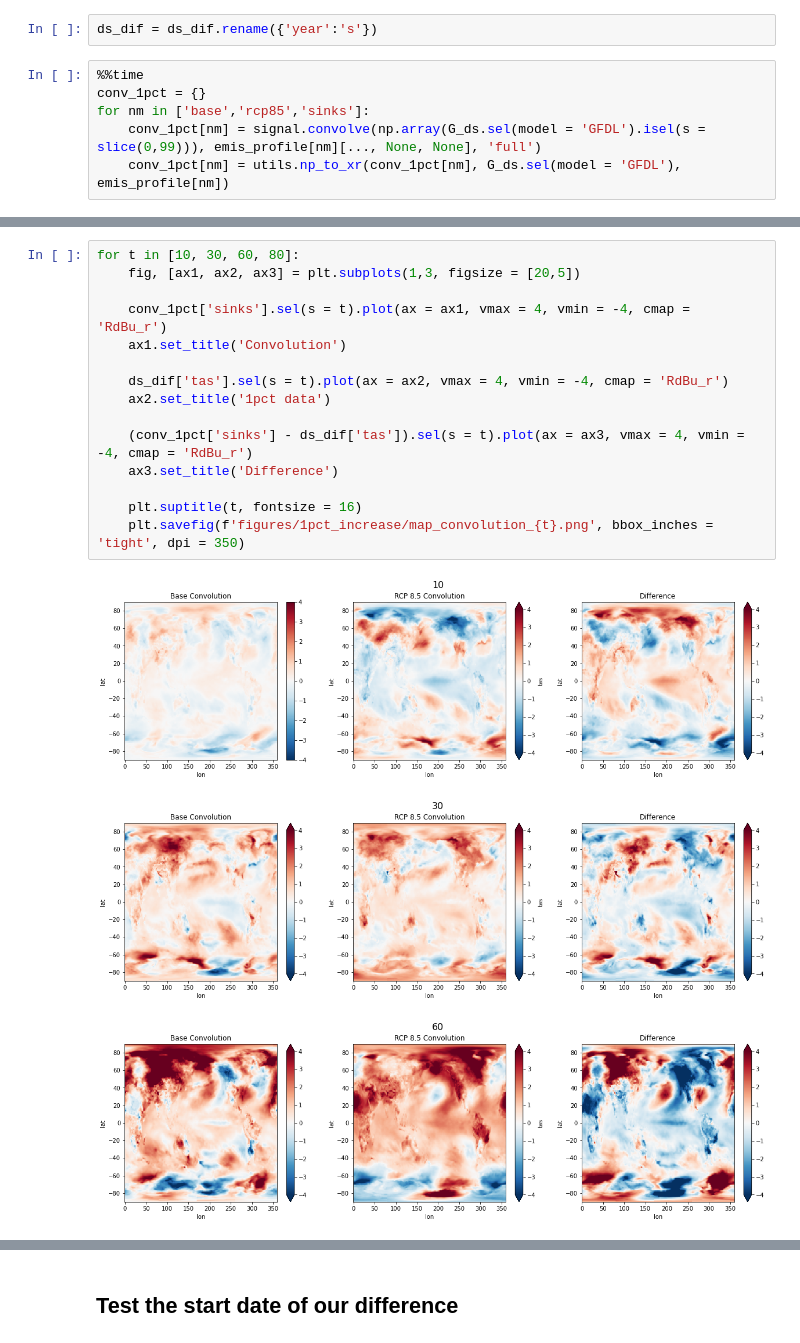
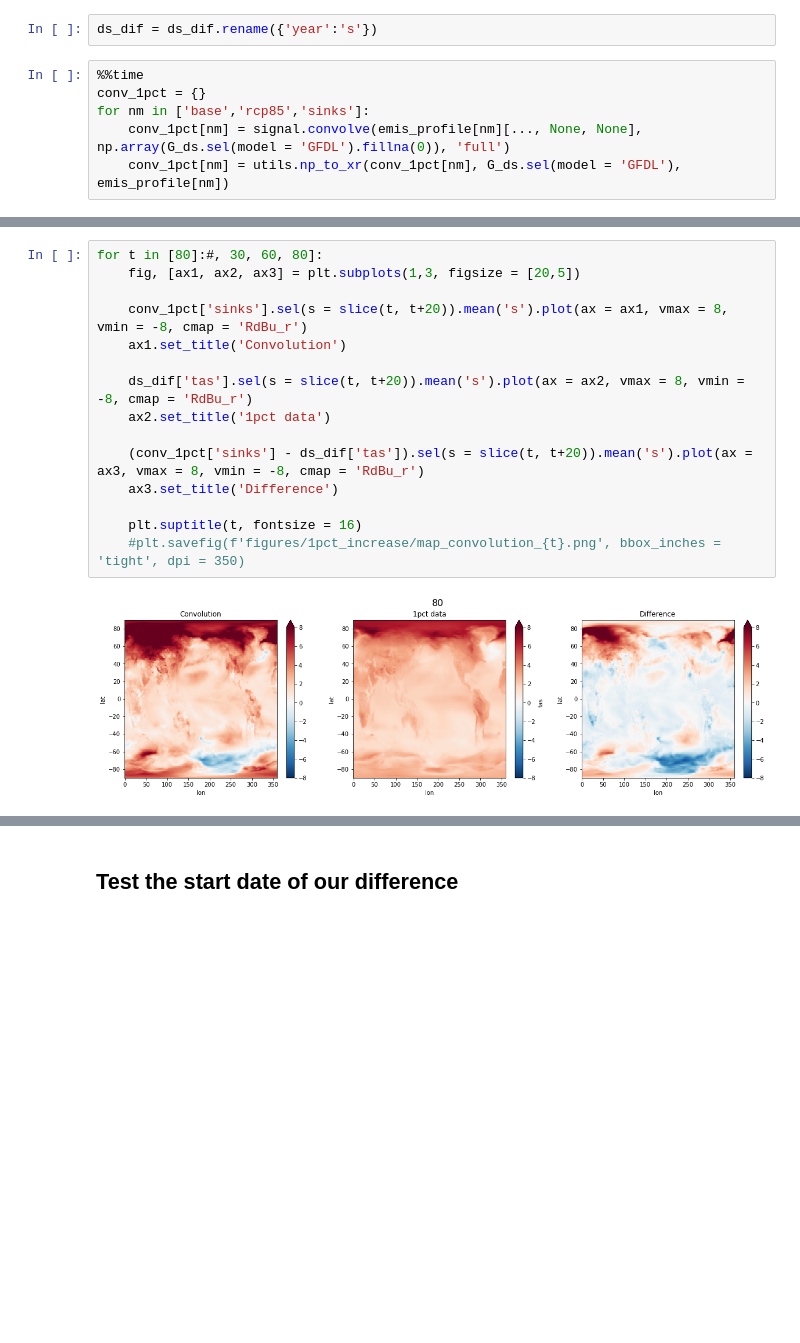
Before and after one commit to lfreese/CO2_greens, a Jupyter notebook: 1pct_increase.ipynb, the cells around one changed output, grey strips where cells are left out. Cells and saved outputs as stored; diff of their text form; blank space fills up the shorter version.

```diff
--- a/1pct_increase.ipynb
+++ b/1pct_increase.ipynb
@@ -137,6 +143,6 @@ ds_dif = ds_dif.rename({'year':'s'})
 %%time
 conv_1pct = {}
 for nm in ['base','rcp85','sinks']:
-    conv_1pct[nm] = signal.convolve(np.array(G_ds.sel(model = 'GFDL').isel(s = slice(0,99))), emis_profile[nm][..., None, None], 'full')
+    conv_1pct[nm] = signal.convolve(emis_profile[nm][..., None, None], np.array(G_ds.sel(model = 'GFDL').fillna(0)), 'full')
     conv_1pct[nm] = utils.np_to_xr(conv_1pct[nm], G_ds.sel(model = 'GFDL'), emis_profile[nm])
 # %% [output]
@@ -145,19 +151,17 @@ Wall time: 1.32 s
 # %%
-for t in [10, 30, 60, 80]:
+for t in [80]:#, 30, 60, 80]:
     fig, [ax1, ax2, ax3] = plt.subplots(1,3, figsize = [20,5])
 
-    conv_1pct['sinks'].sel(s = t).plot(ax = ax1, vmax = 4, vmin = -4, cmap = 'RdBu_r')
+    conv_1pct['sinks'].sel(s = slice(t, t+20)).mean('s').plot(ax = ax1, vmax = 8, vmin = -8, cmap = 'RdBu_r')
     ax1.set_title('Convolution')
 
-    ds_dif['tas'].sel(s = t).plot(ax = ax2, vmax = 4, vmin = -4, cmap = 'RdBu_r')
+    ds_dif['tas'].sel(s = slice(t, t+20)).mean('s').plot(ax = ax2, vmax = 8, vmin = -8, cmap = 'RdBu_r')
     ax2.set_title('1pct data')
 
-    (conv_1pct['sinks'] - ds_dif['tas']).sel(s = t).plot(ax = ax3, vmax = 4, vmin = -4, cmap = 'RdBu_r')
+    (conv_1pct['sinks'] - ds_dif['tas']).sel(s = slice(t, t+20)).mean('s').plot(ax = ax3, vmax = 8, vmin = -8, cmap = 'RdBu_r')
     ax3.set_title('Difference')
 
     plt.suptitle(t, fontsize = 16)
-    plt.savefig(f'figures/1pct_increase/map_convolution_{t}.png', bbox_inches = 'tight', dpi = 350)
+    #plt.savefig(f'figures/1pct_increase/map_convolution_{t}.png', bbox_inches = 'tight', dpi = 350)
 # %% [output]
-[figure, old version]
+[figure, new version]
-[figure, removed]
-[figure, removed]
```
Also changed, not shown: parts of 9 cells of this notebook, 6 other files.
